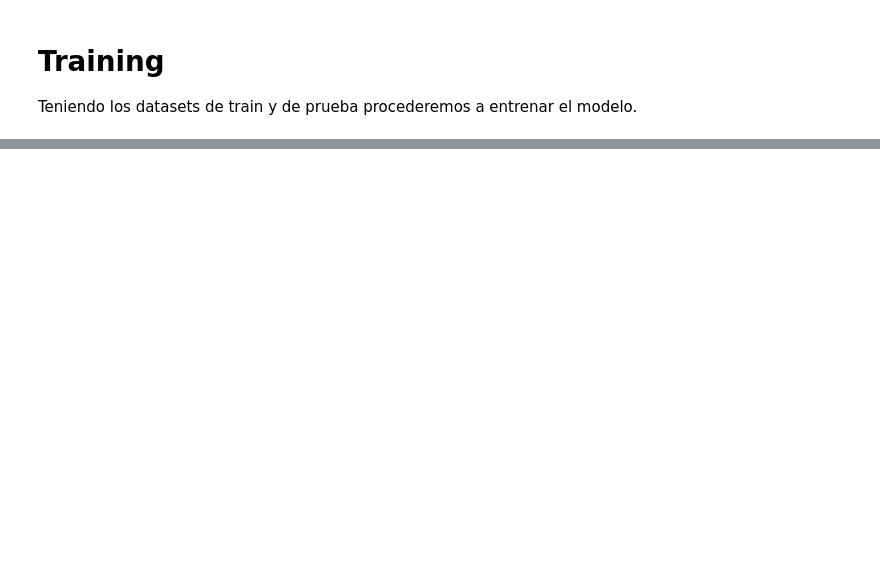
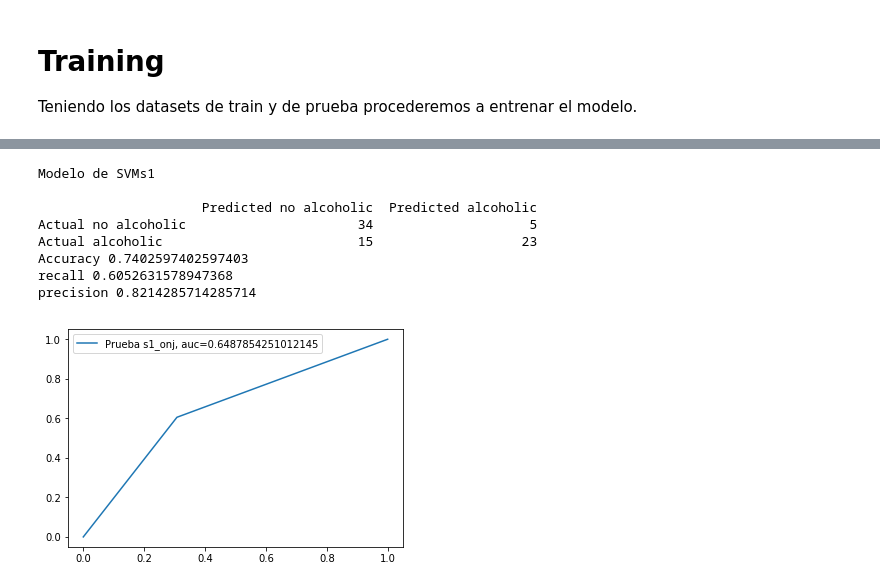
Before and after one commit to navi931/EEG-alcohol, a Jupyter notebook: EEG-data-analysis-master/SVM_Analysis.ipynb, the cells around one changed output, grey strips where cells are left out. Drawn from its saved outputs; the diff is of its cells as text; code cells hidden in the pictures; blank space fills up the shorter version.

```diff
--- a/EEG-data-analysis-master/SVM_Analysis.ipynb
+++ b/EEG-data-analysis-master/SVM_Analysis.ipynb
@@ -272,3 +57,0 @@ Enseguida procederemos a visualizar los datos para aplicar los filtros necesario
-# %%
-data = pd.read_csv("data.csv",encoding='latin-1')
-data.head(n=10)
@@ -307,0 +189,29 @@ svc.fit(X_test, y_test)
+# %%
+print("Modelo de SVMs1")
+print("")
+m_confusion_test_svm = metrics.confusion_matrix(y_test_s1, svc.predict(X_test_s1))
+print(pd.DataFrame(data = m_confusion_test_svm, columns = ['Predicted no alcoholic', 'Predicted alcoholic'],
+            index = ['Actual no alcoholic', 'Actual alcoholic']))
+
+print("Accuracy",svc.score(X_test_s1, y_test_s1))
+print("recall",metrics.recall_score(y_test_s1, svc.predict(X_test_s1)))
+print("precision",metrics.precision_score(y_test_s1, svc.predict(X_test_s1)))
+print("")
+y_true = y_test_s1  # ground truth labels
+y_probas = svc2.predict(X_test_s1) # predicted probabilities generated by sklearn classifier
+
+fpr, tpr, _ = metrics.roc_curve(y_true,  y_probas)
+auc = metrics.roc_auc_score(y_true, y_probas)
+plt.plot(fpr,tpr,label="Prueba s1_onj, auc="+str(auc))
+plt.legend()
+plt.show()
+# %% [output]
+Modelo de SVMs1
+
+                     Predicted no alcoholic  Predicted alcoholic
+Actual no alcoholic                      34                    5
+Actual alcoholic                         15                   23
+Accuracy 0.7402597402597403
+recall 0.6052631578947368
+precision 0.8214285714285714
+[figure, added]
```
Also changed, not shown: parts of 26 cells of this notebook, 5 other files.
